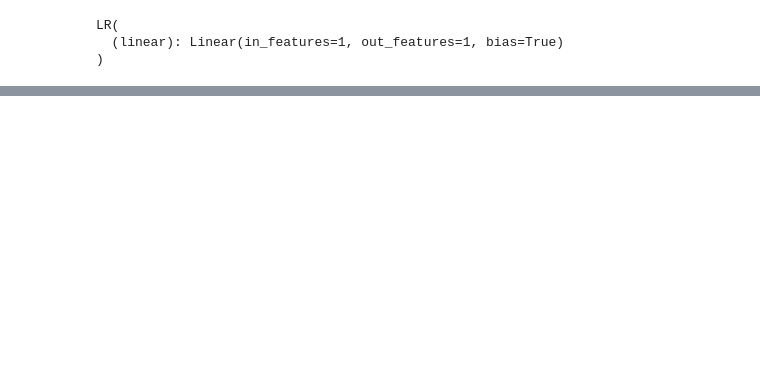
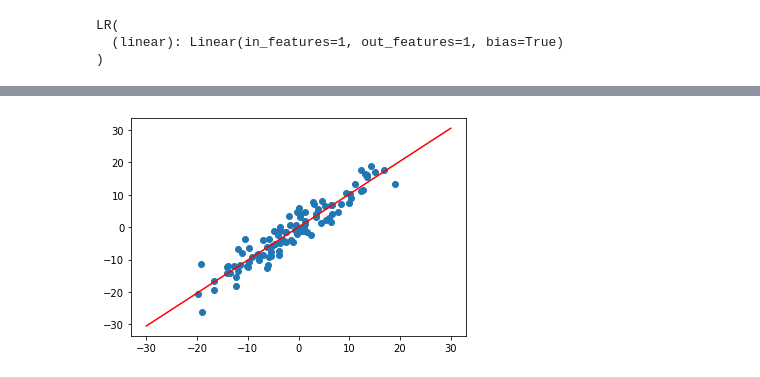
Before and after one commit to marialobillo/pytorch-tutorial, a Jupyter notebook: Linear-regression/Linear Regression 3.ipynb, the cells around one changed output, grey strips where cells are left out. Drawn from its saved outputs; the diff is of its cells as text; code cells hidden in the pictures; blank space fills up the shorter version.

```diff
--- a/Linear-regression/Linear Regression 3.ipynb
+++ b/Linear-regression/Linear Regression 3.ipynb
@@ -49,0 +88,4 @@ plot_fit('Initial Model')
+# %%
+plot_fit("Trained Model")
+# %% [output]
+[figure, added]
```
Also changed, not shown: parts of 7 cells of this notebook, 1 other file.
